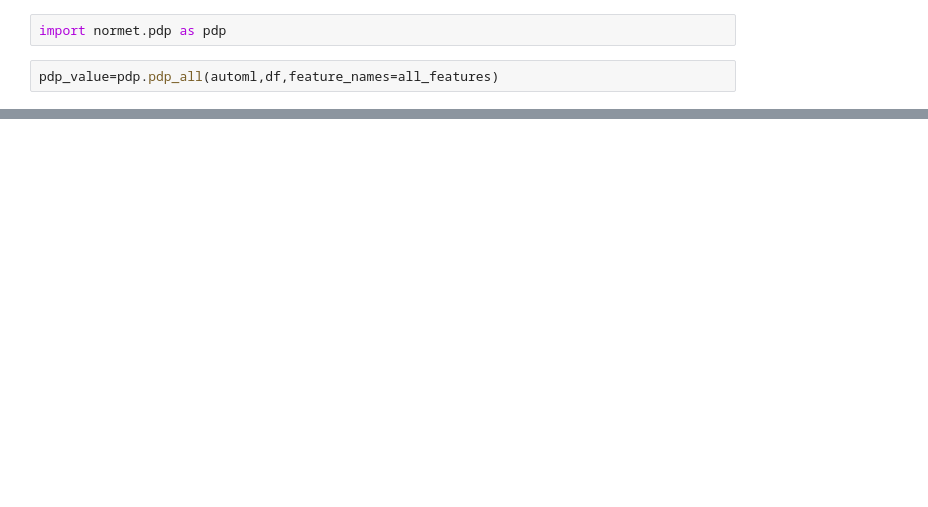
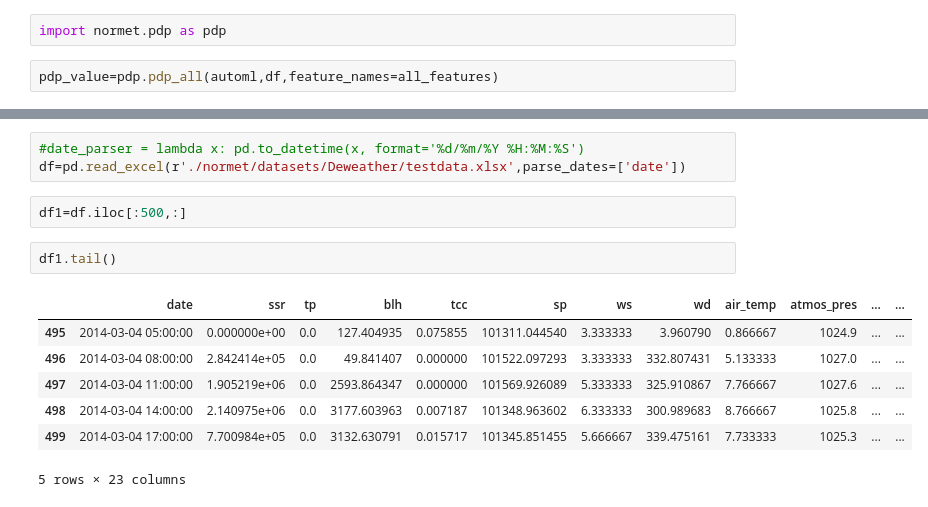
Before and after one commit to m-edal/normet, a Jupyter notebook: tutorials/Case1_autodeweather.ipynb, the cells around one changed output, grey strips where cells are left out. Saved outputs shown, nothing was run; the diff lists cells and outputs as text; blank space fills up the shorter version.

```diff
--- a/tutorials/Case1_autodeweather.ipynb
+++ b/tutorials/Case1_autodeweather.ipynb
@@ -199,0 +200,15 @@ See the caveats in the documentation: https://pandas.pydata.org/pandas-docs/stab
+# %%
+#date_parser = lambda x: pd.to_datetime(x, format='%d/%m/%Y %H:%M:%S')
+df=pd.read_excel(r'./normet/datasets/Deweather/testdata.xlsx',parse_dates=['date'])
+# %%
+df1=df.iloc[:500,:]
+# %%
+df1.tail()
+# %% [output]
+|  | date | ssr | tp | blh | tcc | sp | ws | wd | air_temp | atmos_pres | ... | ... |
+| 495 | 2014-03-04 05:00:00 | 0.000000e+00 | 0.0 | 127.404935 | 0.075855 | 101311.044540 | 3.333333 | 3.960790 | 0.866667 | 1024.9 | ... | ... |
+| 496 | 2014-03-04 08:00:00 | 2.842414e+05 | 0.0 | 49.841407 | 0.000000 | 101522.097293 | 3.333333 | 332.807431 | 5.133333 | 1027.0 | ... | ... |
+| 497 | 2014-03-04 11:00:00 | 1.905219e+06 | 0.0 | 2593.864347 | 0.000000 | 101569.926089 | 5.333333 | 325.910867 | 7.766667 | 1027.6 | ... | ... |
+| 498 | 2014-03-04 14:00:00 | 2.140975e+06 | 0.0 | 3177.603963 | 0.007187 | 101348.963602 | 6.333333 | 300.989683 | 8.766667 | 1025.8 | ... | ... |
+| 499 | 2014-03-04 17:00:00 | 7.700984e+05 | 0.0 | 3132.630791 | 0.015717 | 101345.851455 | 5.666667 | 339.475161 | 7.733333 | 1025.3 | ... | ... |
+5 rows × 23 columns
```
Also changed, not shown: parts of 21 cells of this notebook, 1 other file.
